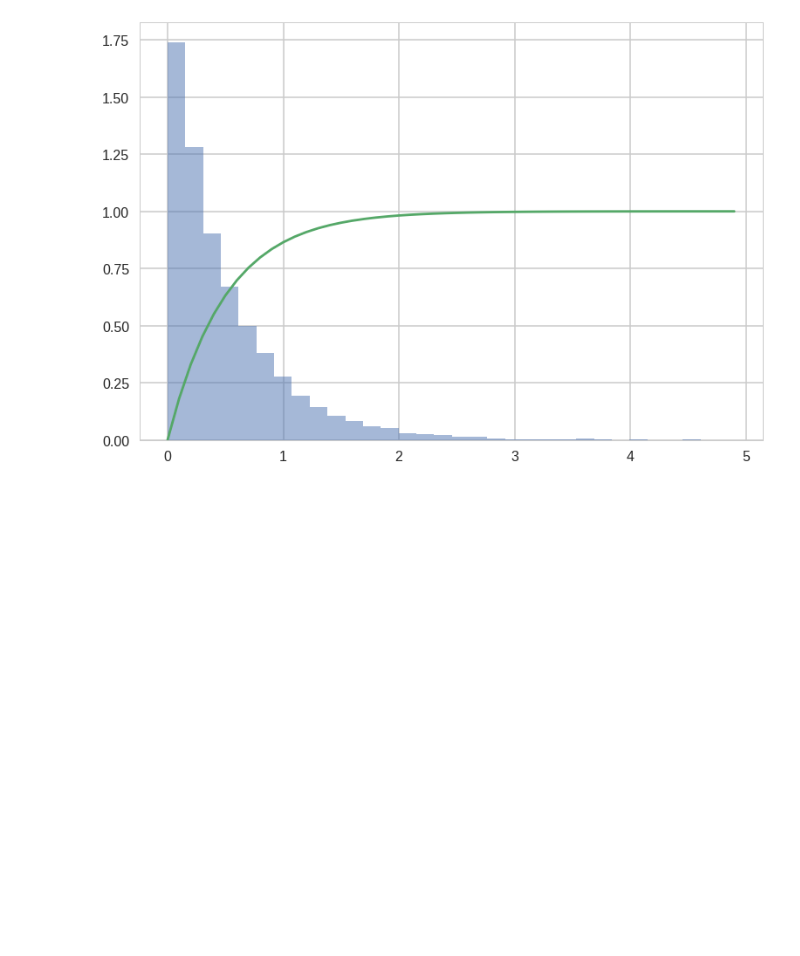
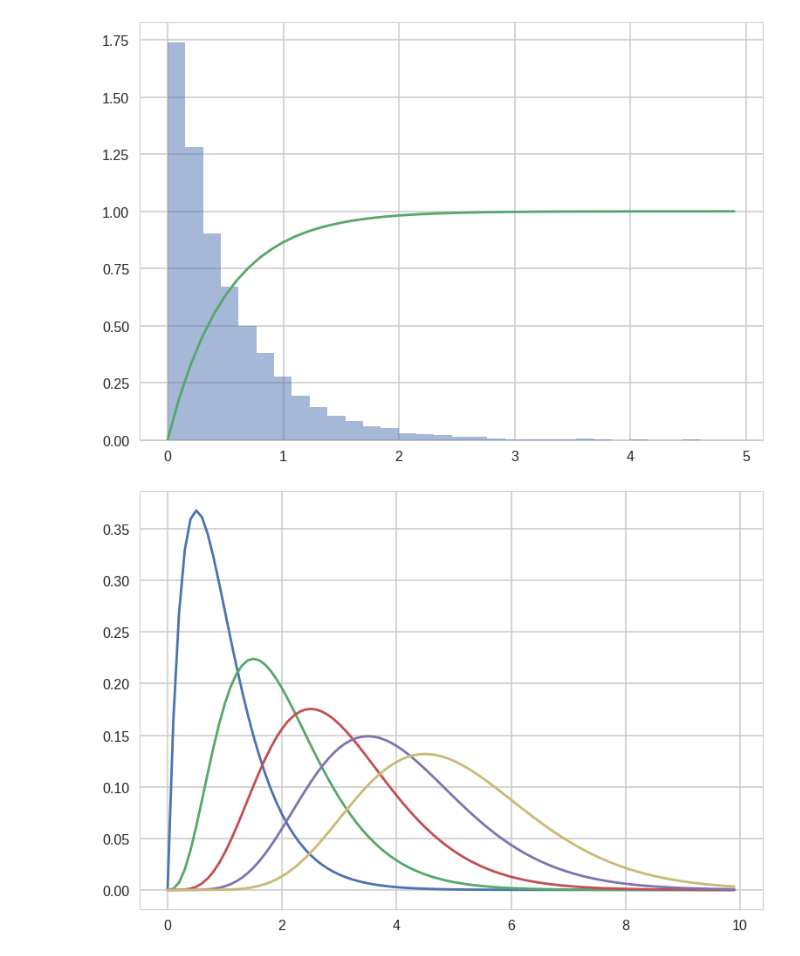
Before and after one commit to ShichengChen/cs109, a Jupyter notebook: 2015lab3-master/Lab3-Freq.ipynb, the cells around one changed output. Cells and saved outputs as stored; diff of their text form; code cells hidden in the pictures; blank space fills up the shorter version.

```diff
--- a/2015lab3-master/Lab3-Freq.ipynb
+++ b/2015lab3-master/Lab3-Freq.ipynb
@@ -496,3 +496,16 @@ plt.plot(x,y)
 # %% [output]
 [<matplotlib.lines.Line2D at 0x...>]
 [figure]
+# %%
+import math
+import matplotlib as mpl
+t = np.arange(0,10,0.1)
+n = np.arange(1,10,2)
+z = []
+for j in n:
+    for i in t:
+        z.append((2 * i) ** j * np.exp(-2 * i) * 1.0 / math.factorial(j))
+    plt.plot(t,z,label=[j])
+    z = []
+# %% [output]
+[figure, added]
```
Also changed, not shown: parts of 2 cells of this notebook.
